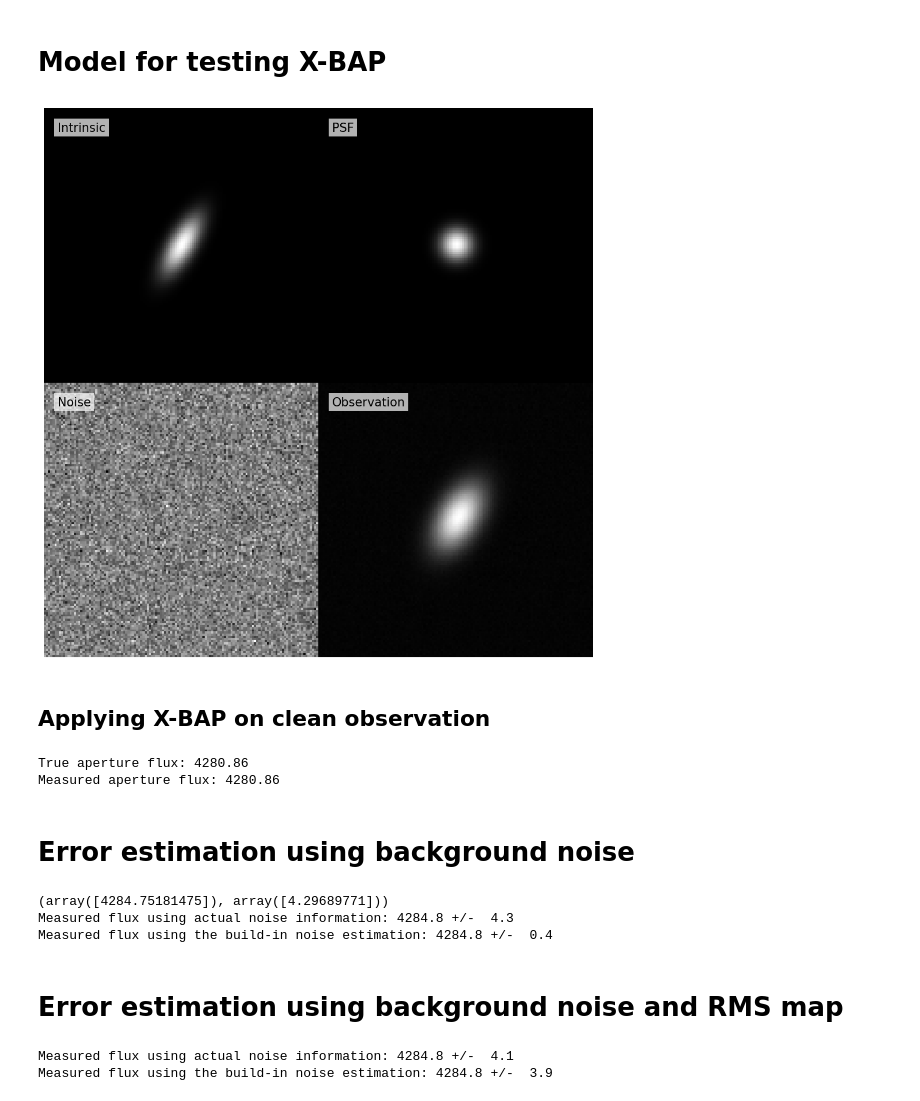
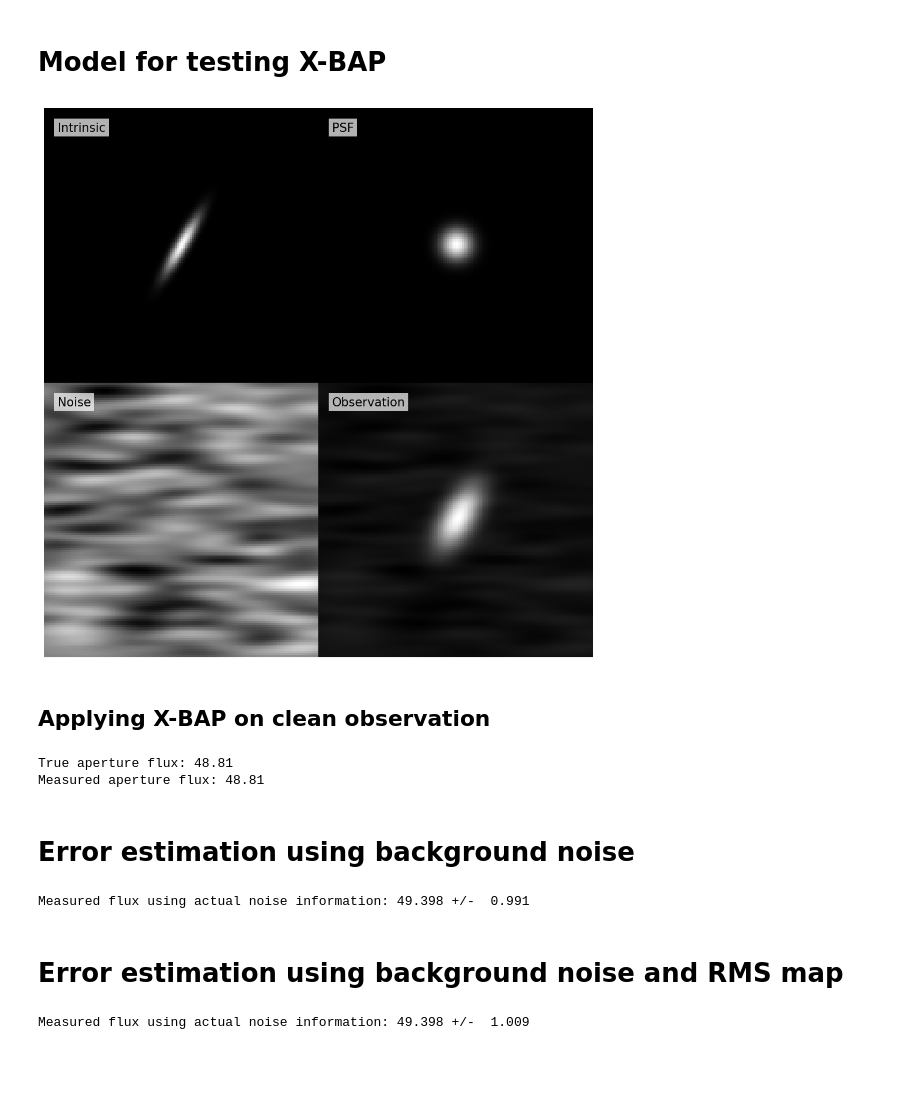
Before and after one commit to nielsklerk/X-BAP, a Jupyter notebook: example/example.ipynb, the cells around one changed output. Saved outputs shown, nothing was run; the diff lists cells and outputs as text; code cells hidden in the pictures; blank space fills up the shorter version.

Commit message:
Improved the error estimation and ran tests

```diff
--- a/example/example.ipynb
+++ b/example/example.ipynb
@@ -37,37 +37,41 @@ N = 128
 x = np.arange(0, N, 1) - N/2
 y = np.arange(0, N, 1) - N/2
 X, Y = np.meshgrid(x, y)
 
 # Galaxy image is modeled as a Gaussian
-galaxy = gaussian_2d(X, Y, 0, 0, 10, 4, np.pi/3)
+galaxy = gaussian_2d(X, Y, 0, 0, 10, 2, np.pi/3)
 galaxy /= np.sum(galaxy)
-galaxy *= 10000
+galaxy *= 100
 
 # PSF is a Gaussian
 psf = gaussian_2d(X, Y, 0, 0, 5, 5)
 psf /= np.sum(psf)
 
 # Observation is the convolution of the galaxy image and the PSF
 observation = fftconvolve(galaxy, psf, mode='same')
 
 # Add noise to the observation
-noise = np.random.normal(0, 0.1, (N, N))
+noise_sigma = .1
+noise = np.random.normal(0, noise_sigma, (N, N))
+noise_kernel = gaussian_2d(X, Y, 0, 0, 10, 2)
+noise_kernel /= np.sum(noise_kernel)
+noise = fftconvolve(noise, noise_kernel, mode='same')
 noisy_observation = observation + noise
 
 # Showing the images
 fig, axes = plt.subplots(2, 2, sharex=True, sharey=True, figsize=(10, 10), gridspec_kw={'wspace': 0, 'hspace': 0})
 image = [galaxy, psf, noise, noisy_observation]
 label = ['Intrinsic', 'PSF', 'Noise', 'Observation']
 for i, ax in enumerate(axes.flatten()):
     ax.pcolormesh(X, Y, image[i], rasterized=True)
     ax.text(0.05, 0.95, label[i], transform=ax.transAxes,
                             ha='left', va='top', fontsize=15,
                             bbox=dict(facecolor='white', alpha=0.7, edgecolor='none'))
     ax.axis('off')
 plt.tight_layout()
 plt.show()
 # %% [output]
-[figure, old version]
+[figure, new version]
 # %% [markdown]
 ## Applying X-BAP on clean observation
 # %%
@@ -79,49 +83,28 @@ weight = gaussian_2d(X, Y, 0, 0, sigma_x, sigma_y, theta)
 true_aperture_flux = np.sum(galaxy*weight)
 
 # Weight function applied in the observation
-measured_aperture_flux = xbap_flux(observation, psf, [N/2,N/2], [sigma_x, sigma_y, theta], calculate_noise=False)[0]
+measured_aperture_flux = xbap_flux(observation, psf, [N/2,N/2], [sigma_x, sigma_y, theta])[0]
 
 # Comparison of the aperture fluxes
 print(f"True aperture flux: {true_aperture_flux:.2f}")
 print(f"Measured aperture flux: {measured_aperture_flux:.2f}")
 # %% [output]
-True aperture flux: 4280.86
-Measured aperture flux: 4280.86
+True aperture flux: 48.81
+Measured aperture flux: 48.81
 # %% [markdown]
 # Error estimation using background noise
 # %%
-# Setting the noise model using the noise map
-noise_model = NoiseModel(noise)
-noise_model.set_noise_square(noise)
-noise_model.set_noise_covariance()
-
-
 # Using the noise model to estimate the error
-flux, error = xbap_flux(noisy_observation, psf, np.array([N/2,N/2]), [sigma_x, sigma_y, theta], noise_model=noise_model)
-print(f'Measured flux using actual noise information: {flux[0]:.1f} +/-  {error[0]:.1f}')
-
-# Error estimation using the build-in noise estimation
-flux, error = xbap_flux(noisy_observation, psf, np.array([N/2,N/2]), [sigma_x, sigma_y, theta], noise_square_size=40)
-print(f'Measured flux using the build-in noise estimation: {flux[0]:.1f} +/-  {error[0]:.1f}')
+flux, error = xbap_flux(noisy_observation, psf, np.array([N/2,N/2]), [sigma_x, sigma_y, theta], noise)
+print(f'Measured flux using actual noise information: {flux[0]:.3f} +/-  {error[0]:.3f}')
 # %% [output]
-(array([4284.75181475]), array([4.29689771]))
-Measured flux using actual noise information: 4284.8 +/-  4.3
-Measured flux using the build-in noise estimation: 4284.8 +/-  0.4
+Measured flux using actual noise information: 49.398 +/-  0.991
 # %% [markdown]
 # Error estimation using background noise and RMS map
 # %%
-# Setting the noise model using the noise map and rms map which is uniform
-noise_model = NoiseModel(noise, np.ones_like(noise) * .1)
-noise_model.set_noise_square(noise)
-noise_model.set_noise_covariance()
-
 # Using the noise model and rms map to estimate the error
-flux, error = xbap_flux(noisy_observation, psf, np.array([N/2,N/2]), [sigma_x, sigma_y, theta], noise_model=noise_model)
-print(f'Measured flux using actual noise information: {flux[0]:.1f} +/-  {error[0]:.1f}')
-
-# Error estimation using the build-in noise estimation
-flux, error = xbap_flux(noisy_observation, psf, np.array([N/2,N/2]), [sigma_x, sigma_y, theta], rms=np.ones_like(noisy_observation) * .1, noise_square_size=40)
-print(f'Measured flux using the build-in noise estimation: {flux[0]:.1f} +/-  {error[0]:.1f}')
+noise_rms = noise_sigma * np.sqrt(np.sum(noise_kernel**2))
+flux, error = xbap_flux(noisy_observation, psf, np.array([N/2,N/2]), [sigma_x, sigma_y, theta], noise, np.ones_like(noisy_observation) * noise_rms)
+print(f'Measured flux using actual noise information: {flux[0]:.3f} +/-  {error[0]:.3f}')
 # %% [output]
-Measured flux using actual noise information: 4284.8 +/-  4.1
-Measured flux using the build-in noise estimation: 4284.8 +/-  3.9
+Measured flux using actual noise information: 49.398 +/-  1.009
```
Also changed, not shown: parts of 3 cells of this notebook, 4 other files.
